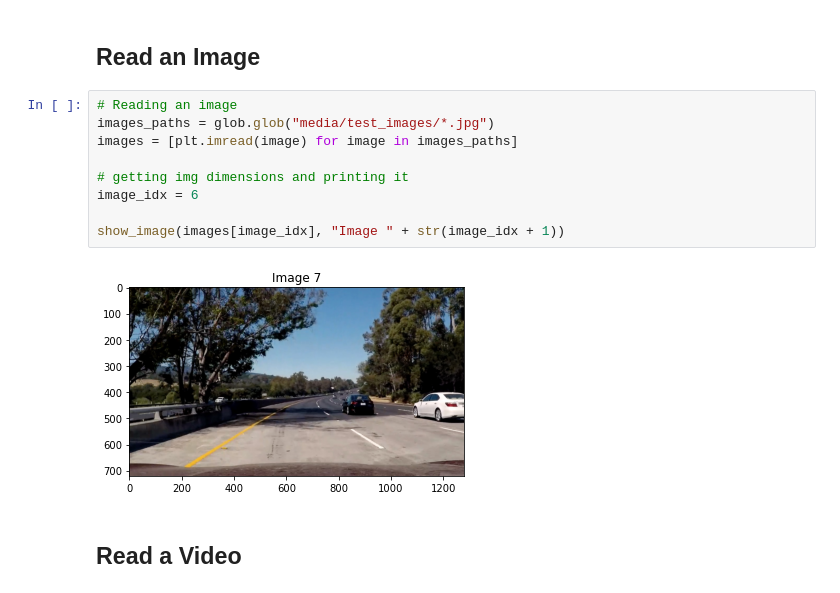
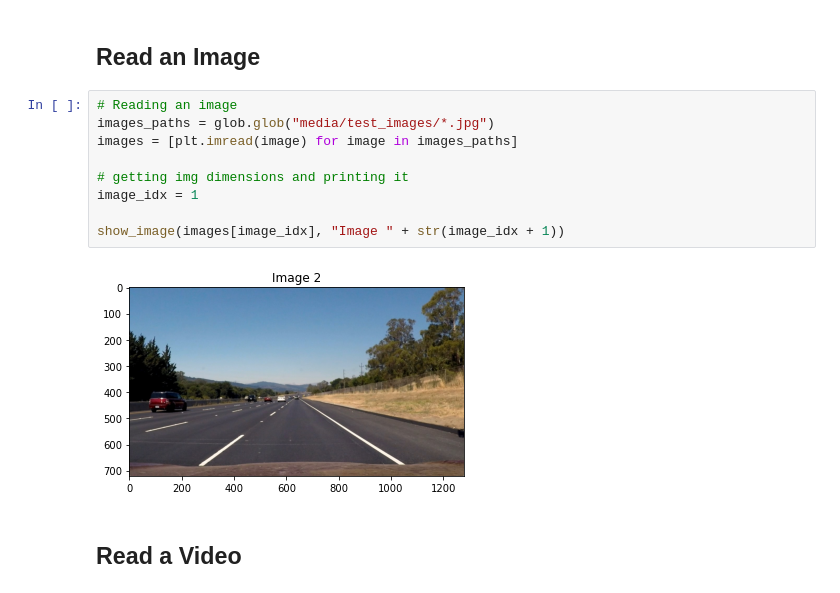
Before and after one commit to Mazen-Ghaleb/ComputerVisionProject, a Jupyter notebook: SelfDrivingPerception.ipynb, the cells around one changed output. Saved outputs shown, nothing was run; the diff lists cells and outputs as text.

```diff
--- a/SelfDrivingPerception.ipynb
+++ b/SelfDrivingPerception.ipynb
@@ -17,14 +17,14 @@ def show_image(image, title='Image', cmap_type='gray'):
 # %%
 # Reading an image
 images_paths = glob.glob("media/test_images/*.jpg")
 images = [plt.imread(image) for image in images_paths]
 
 # getting img dimensions and printing it
-image_idx = 6
+image_idx = 1
 
 show_image(images[image_idx], "Image " + str(image_idx + 1))
 # %% [output]
-[figure, old version]
+[figure, new version]
 # %% [markdown]
 ## Read a Video
 # %%
```
Also changed, not shown: parts of 13 cells of this notebook, 1 other file.
